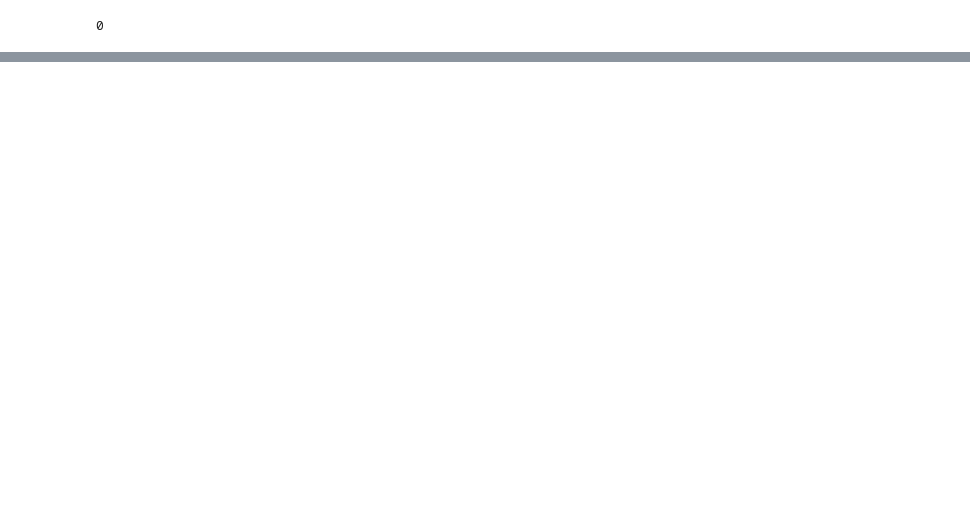
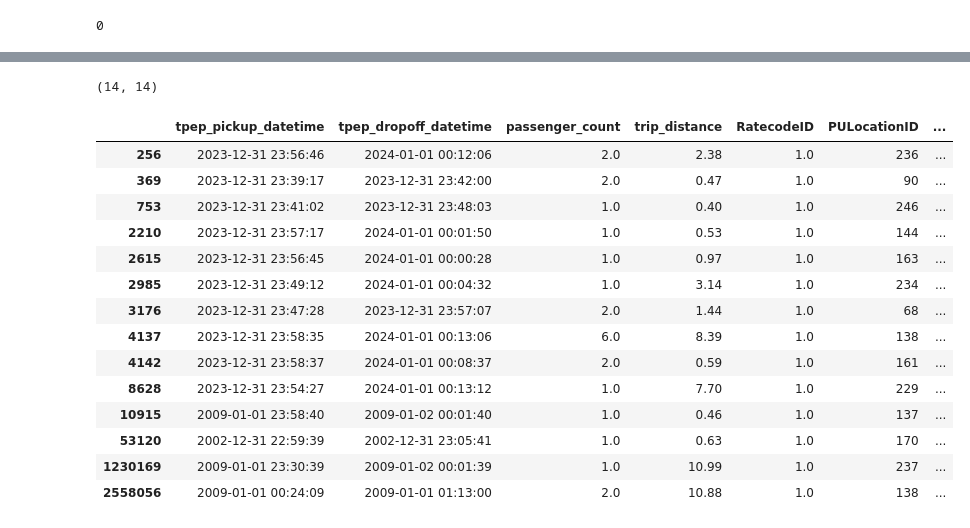
Before and after one commit to danielcamacho9712/Machine-Learning-Project, a Jupyter notebook: NY_yellow-taxis.ipynb, the cells around one changed output, grey strips where cells are left out. Drawn from its saved outputs; the diff is of its cells as text; code cells hidden in the pictures; blank space fills up the shorter version.

```diff
--- a/NY_yellow-taxis.ipynb
+++ b/NY_yellow-taxis.ipynb
@@ -71,0 +91,3 @@ taxi_data.shape
+# %%
+taxi_data_prepared = taxi_data_filtered.copy()
+taxi_data_prepared.dtypes
@@ -71,0 +105,5 @@ taxi_data.shape
+# %%
+taxi_data_prepared.loc[:, 'PULocationID'] = taxi_data_prepared['PULocationID'].apply(lambda x: str(x))
+taxi_data_prepared.loc[:, 'DOLocationID'] = taxi_data_prepared['DOLocationID'].apply(lambda x: str(x))
+taxi_data_prepared.loc[:, 'RatecodeID'] = taxi_data_prepared['RatecodeID'].apply(lambda x: str(x))
+taxi_data_prepared.loc[:, 'payment_type'] = taxi_data_prepared['payment_type'].apply(lambda x: str(x))
@@ -71,0 +132,7 @@ taxi_data.shape
+# %%
+taxi_data_prepared['transaction_date'] = taxi_data_prepared['tpep_pickup_datetime'].dt.date
+taxi_data_prepared['transaction_year'] = taxi_data_prepared['tpep_pickup_datetime'].dt.year
+taxi_data_prepared['transaction_month'] = taxi_data_prepared['tpep_pickup_datetime'].dt.month
+taxi_data_prepared['transaction_day'] = taxi_data_prepared['tpep_pickup_datetime'].dt.day
+taxi_data_prepared['transaction_hour'] = taxi_data_prepared['tpep_pickup_datetime'].dt.hour
+taxi_data_prepared.head()
@@ -71,0 +146,22 @@ taxi_data.shape
+# %%
+taxi_data_prepared[taxi_data_prepared['transaction_year'] != 2024].shape
+# %% [output]
+(14, 14)
+# %%
+taxi_data_prepared[taxi_data_prepared['transaction_year'] != 2024]
+# %% [output]
+|  | tpep_pickup_datetime | tpep_dropoff_datetime | passenger_count | trip_distance | RatecodeID | PULocationID | ... |
+| 256 | 2023-12-31 23:56:46 | 2024-01-01 00:12:06 | 2.0 | 2.38 | 1.0 | 236 | ... |
+| 369 | 2023-12-31 23:39:17 | 2023-12-31 23:42:00 | 2.0 | 0.47 | 1.0 | 90 | ... |
+| 753 | 2023-12-31 23:41:02 | 2023-12-31 23:48:03 | 1.0 | 0.40 | 1.0 | 246 | ... |
+| 2210 | 2023-12-31 23:57:17 | 2024-01-01 00:01:50 | 1.0 | 0.53 | 1.0 | 144 | ... |
+| 2615 | 2023-12-31 23:56:45 | 2024-01-01 00:00:28 | 1.0 | 0.97 | 1.0 | 163 | ... |
+| 2985 | 2023-12-31 23:49:12 | 2024-01-01 00:04:32 | 1.0 | 3.14 | 1.0 | 234 | ... |
+| 3176 | 2023-12-31 23:47:28 | 2023-12-31 23:57:07 | 2.0 | 1.44 | 1.0 | 68 | ... |
+| 4137 | 2023-12-31 23:58:35 | 2024-01-01 00:13:06 | 6.0 | 8.39 | 1.0 | 138 | ... |
+| 4142 | 2023-12-31 23:58:37 | 2024-01-01 00:08:37 | 2.0 | 0.59 | 1.0 | 161 | ... |
+| 8628 | 2023-12-31 23:54:27 | 2024-01-01 00:13:12 | 1.0 | 7.70 | 1.0 | 229 | ... |
+| 10915 | 2009-01-01 23:58:40 | 2009-01-02 00:01:40 | 1.0 | 0.46 | 1.0 | 137 | ... |
+| 53120 | 2002-12-31 22:59:39 | 2002-12-31 23:05:41 | 1.0 | 0.63 | 1.0 | 170 | ... |
+| 1230169 | 2009-01-01 23:30:39 | 2009-01-02 00:01:39 | 1.0 | 10.99 | 1.0 | 237 | ... |
+| 2558056 | 2009-01-01 00:24:09 | 2009-01-01 01:13:00 | 2.0 | 10.88 | 1.0 | 138 | ... |
```
Also changed, not shown: parts of 14 cells of this notebook.
